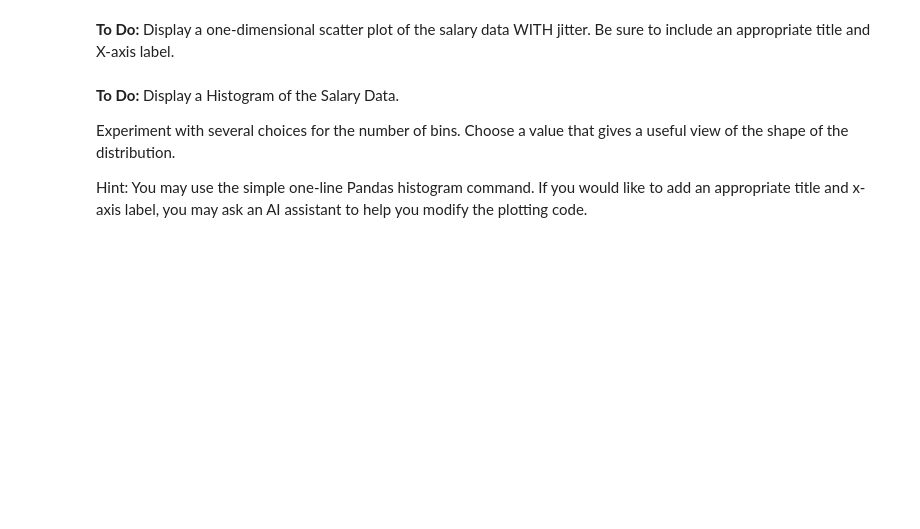
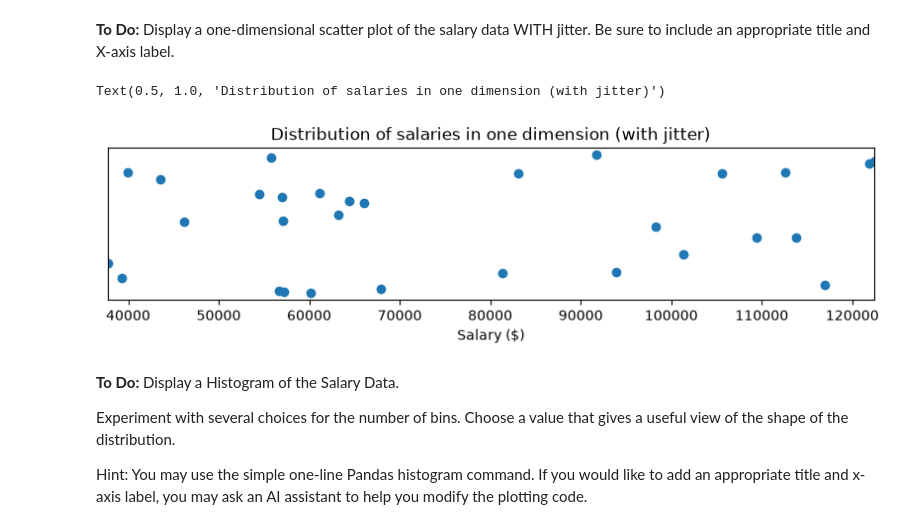
Before and after one commit to max-issokson-bu/DX603-Assignments, a Jupyter notebook: Homework_02.ipynb, the cells around one changed output. Cells and saved outputs as stored; diff of their text form; code cells hidden in the pictures; blank space fills up the shorter version.

```diff
--- a/Homework_02.ipynb
+++ b/Homework_02.ipynb
@@ -158,6 +179,18 @@ Hint: See the Coding Notebook for Week 2.
 **To Do:** Display a one-dimensional scatter plot of the salary data WITH jitter.  Be sure to include an appropriate title and X-axis label.
 # %%
 # Your code here
+
+jitter = np.random.uniform(-0.01, 0.01, size=len(salary))
+plt.figure(figsize=(10, 2))
+
+plt.scatter(salary, jitter)
+plt.xlabel("Salary ($)")
+plt.xlim(salary.min(), salary.max())
+plt.yticks([])
+plt.title('Distribution of salaries in one dimension (with jitter)')
+# %% [output]
+Text(0.5, 1.0, 'Distribution of salaries in one dimension (with jitter)')
+[figure, added]
 # %% [markdown]
 **To Do:** Display a Histogram of the Salary Data.
 
```
Also changed, not shown: parts of 49 cells of this notebook.
